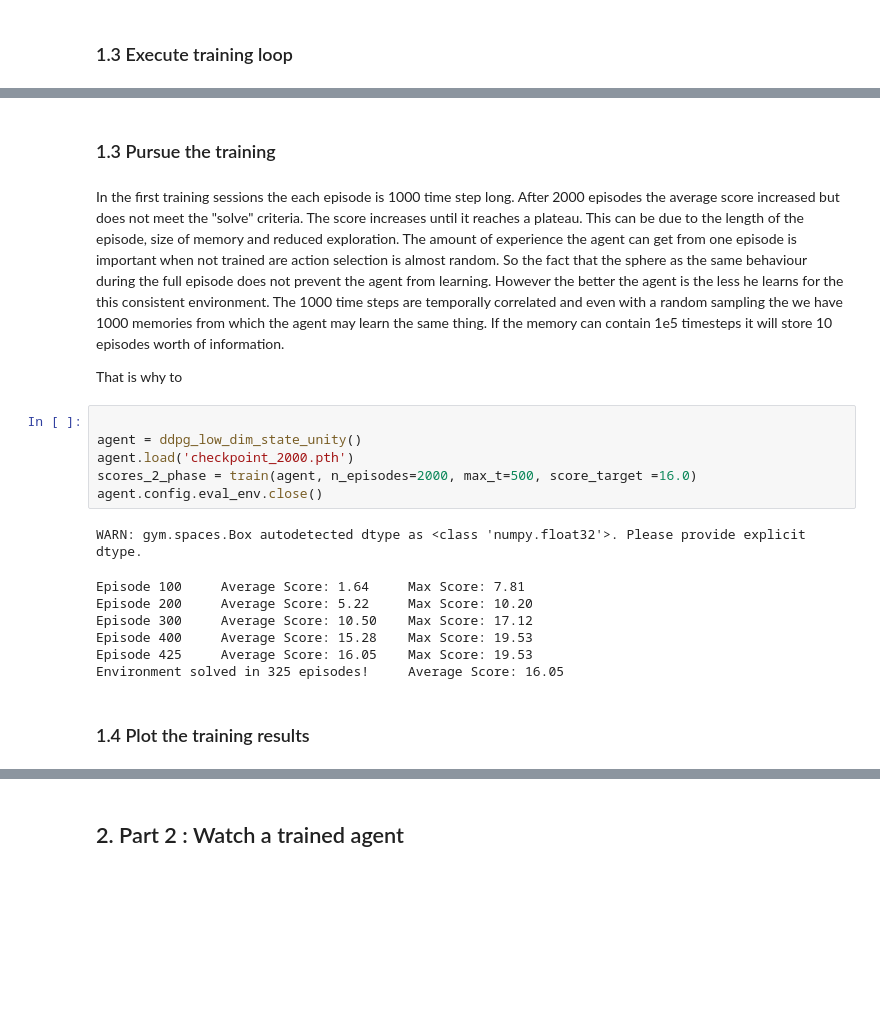
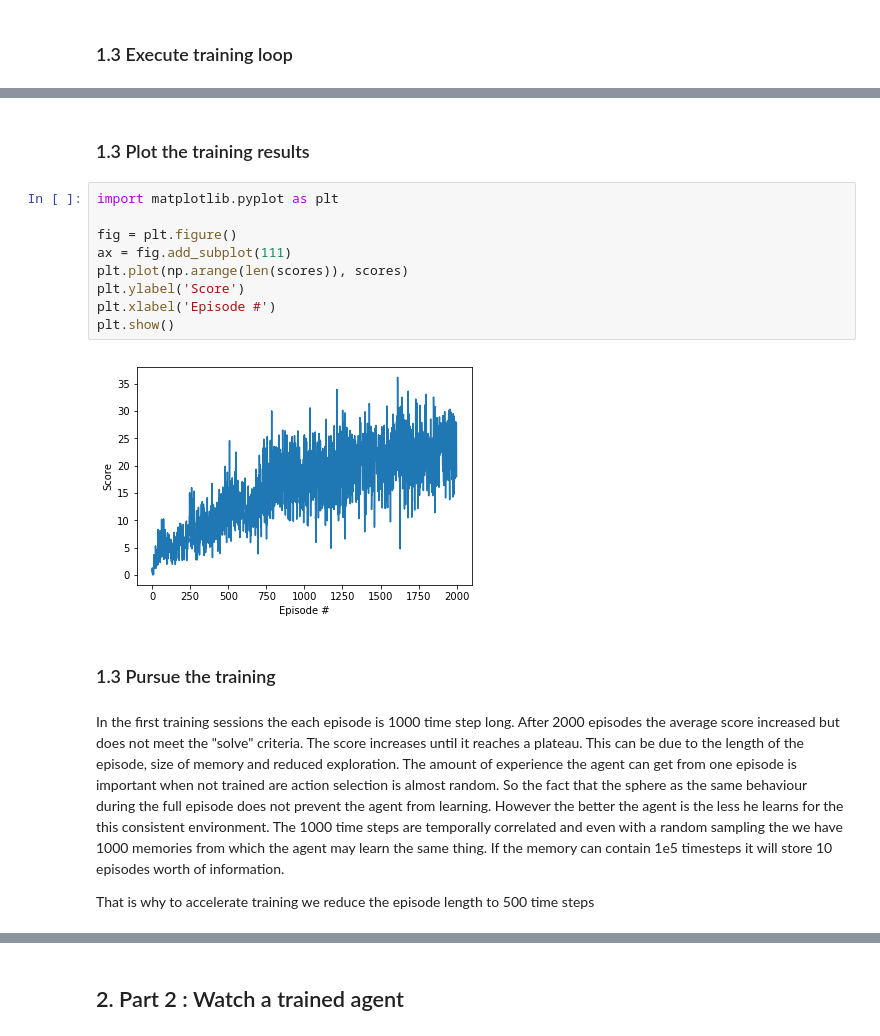
Before and after one commit to BDGITAI/RL_P2_CONTINUOUS_CONTROL, a Jupyter notebook: ContinuousControl_1agent.ipynb, the cells around one changed output, grey strips where cells are left out. Drawn from its saved outputs; the diff is of its cells as text; blank space fills up the shorter version.

```diff
--- a/ContinuousControl_1agent.ipynb
+++ b/ContinuousControl_1agent.ipynb
@@ -153,3 +171,16 @@ Episode 170     Average Score: 4.93     Max Score: 10.25
+# %% [markdown]
+### 1.3 Plot the training results
+# %%
+import matplotlib.pyplot as plt
+
+fig = plt.figure()
+ax = fig.add_subplot(111)
+plt.plot(np.arange(len(scores)), scores)
+plt.ylabel('Score')
+plt.xlabel('Episode #')
+plt.show()
+# %% [output]
+[figure, added]
 # %% [markdown]
 ### 1.3 Pursue the training
 # %% [markdown]
@@ -157,20 +188,4 @@ In the first training sessions the each episode is 1000 time step long. After 20
 This can be due to the length of the episode, size of memory and reduced exploration.
 The amount of experience the agent can get from one episode is important when not trained are action selection is almost random. So the fact that the sphere as the same behaviour during the full episode does not prevent the agent from learning. However the better the agent is the less he learns for the this consistent environment. The 1000 time steps are temporally correlated and even with a random sampling the we have 1000 memories from which the agent may learn the same thing. If the memory can contain 1e5 timesteps it will store 10 episodes worth of information.
 
-That is why to
+That is why to accelerate training we reduce the episode length to 500 time steps
-# %%
-
-agent = ddpg_low_dim_state_unity()
-agent.load('checkpoint_2000.pth')
-scores_2_phase = train(agent, n_episodes=2000, max_t=500, score_target =16.0)
-agent.config.eval_env.close()
-# %% [output]
-WARN: gym.spaces.Box autodetected dtype as <class 'numpy.float32'>. Please provide explicit dtype.
-Episode 100     Average Score: 1.64     Max Score: 7.81
-Episode 200     Average Score: 5.22     Max Score: 10.20
-Episode 300     Average Score: 10.50    Max Score: 17.12
-Episode 400     Average Score: 15.28    Max Score: 19.53
-Episode 425     Average Score: 16.05    Max Score: 19.53
-Environment solved in 325 episodes!     Average Score: 16.05
-# %% [markdown]
-### 1.4 Plot the training results
```
Also changed, not shown: parts of 10 cells of this notebook.
